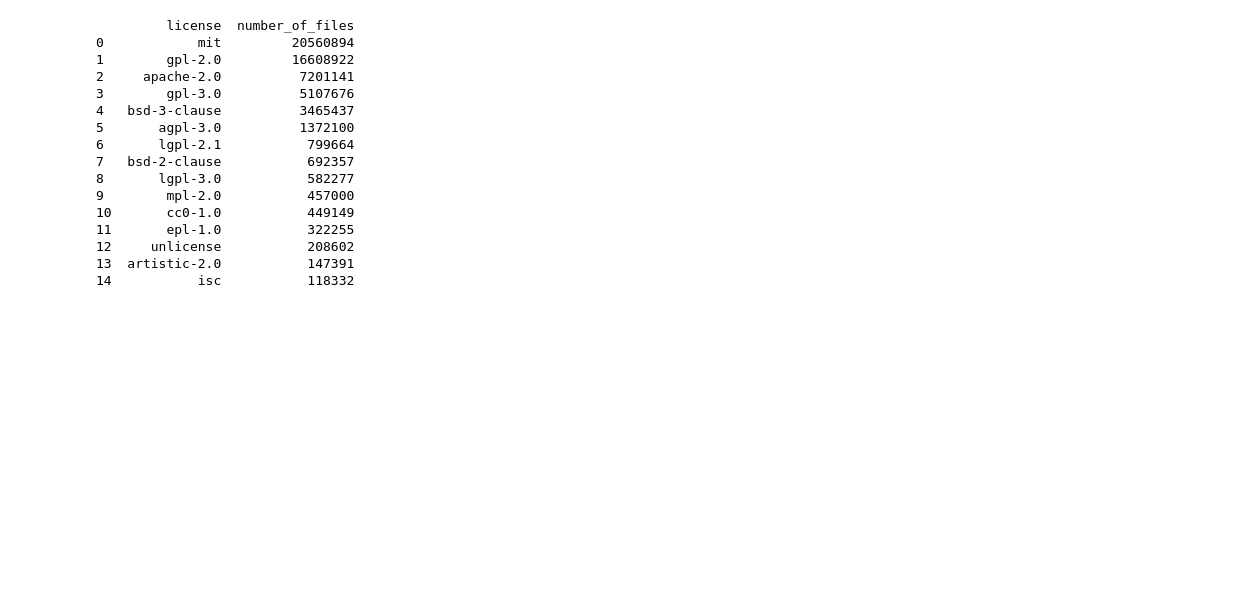
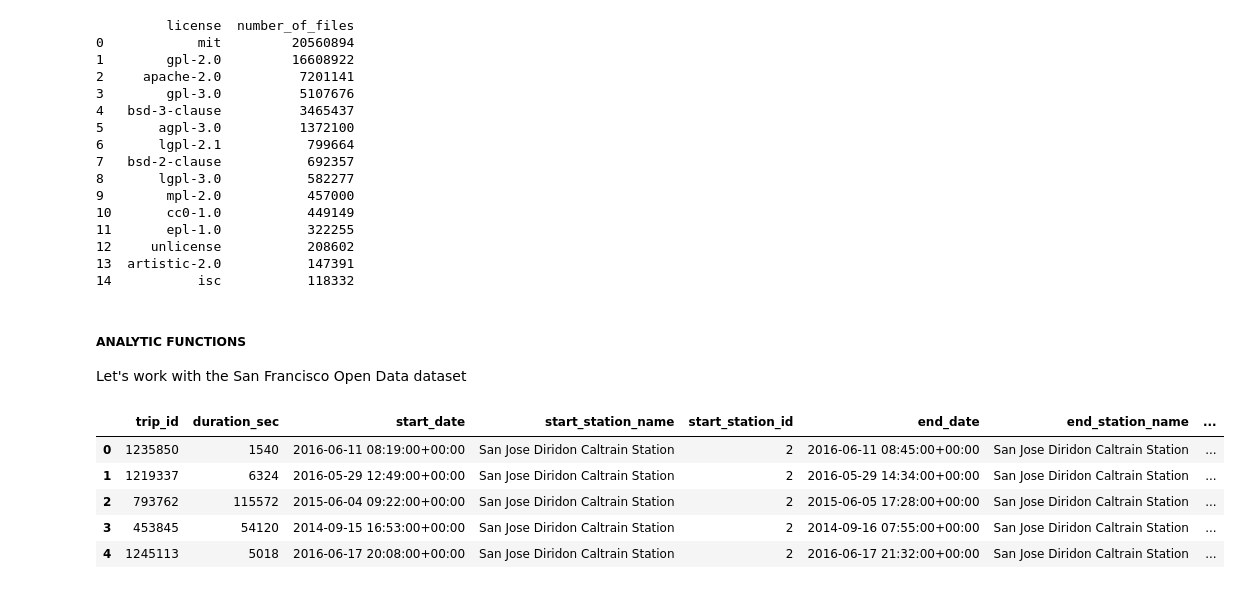
Before and after one commit to tanyaniazi/SQL-BigQuery-Practice, a Jupyter notebook: 1.ipynb, the cells around one changed output. Drawn from its saved outputs; the diff is of its cells as text; code cells hidden in the pictures; blank space fills up the shorter version.

```diff
--- a/1.ipynb
+++ b/1.ipynb
@@ -543,3 +562,23 @@ print(file_count_by_license)
 12     unlicense           208602
 13  artistic-2.0           147391
 14           isc           118332
+# %% [markdown]
+##### ANALYTIC FUNCTIONS <BR>
+Let's work with the San Francisco Open Data dataset
+# %%
+sf_data_ref = client.dataset("san_francisco", project = "bigquery-public-data")
+
+sf_data = client.get_dataset(sf_data_ref)
+
+sf_bikeshare_table_ref = sf_data.table("bikeshare_trips")
+
+sf_table_bikeshare = client.get_table(sf_bikeshare_table_ref)
+
+client.list_rows(sf_table_bikeshare, max_results=5).to_dataframe()
+# %% [output]
+|  | trip_id | duration_sec | start_date | start_station_name | start_station_id | end_date | end_station_name | ... |
+| 0 | 1235850 | 1540 | 2016-06-11 08:19:00+00:00 | San Jose Diridon Caltrain Station | 2 | 2016-06-11 08:45:00+00:00 | San Jose Diridon Caltrain Station | ... |
+| 1 | 1219337 | 6324 | 2016-05-29 12:49:00+00:00 | San Jose Diridon Caltrain Station | 2 | 2016-05-29 14:34:00+00:00 | San Jose Diridon Caltrain Station | ... |
+| 2 | 793762 | 115572 | 2015-06-04 09:22:00+00:00 | San Jose Diridon Caltrain Station | 2 | 2015-06-05 17:28:00+00:00 | San Jose Diridon Caltrain Station | ... |
+| 3 | 453845 | 54120 | 2014-09-15 16:53:00+00:00 | San Jose Diridon Caltrain Station | 2 | 2014-09-16 07:55:00+00:00 | San Jose Diridon Caltrain Station | ... |
+| 4 | 1245113 | 5018 | 2016-06-17 20:08:00+00:00 | San Jose Diridon Caltrain Station | 2 | 2016-06-17 21:32:00+00:00 | San Jose Diridon Caltrain Station | ... |
```
Also changed, not shown: parts of 28 cells of this notebook.
